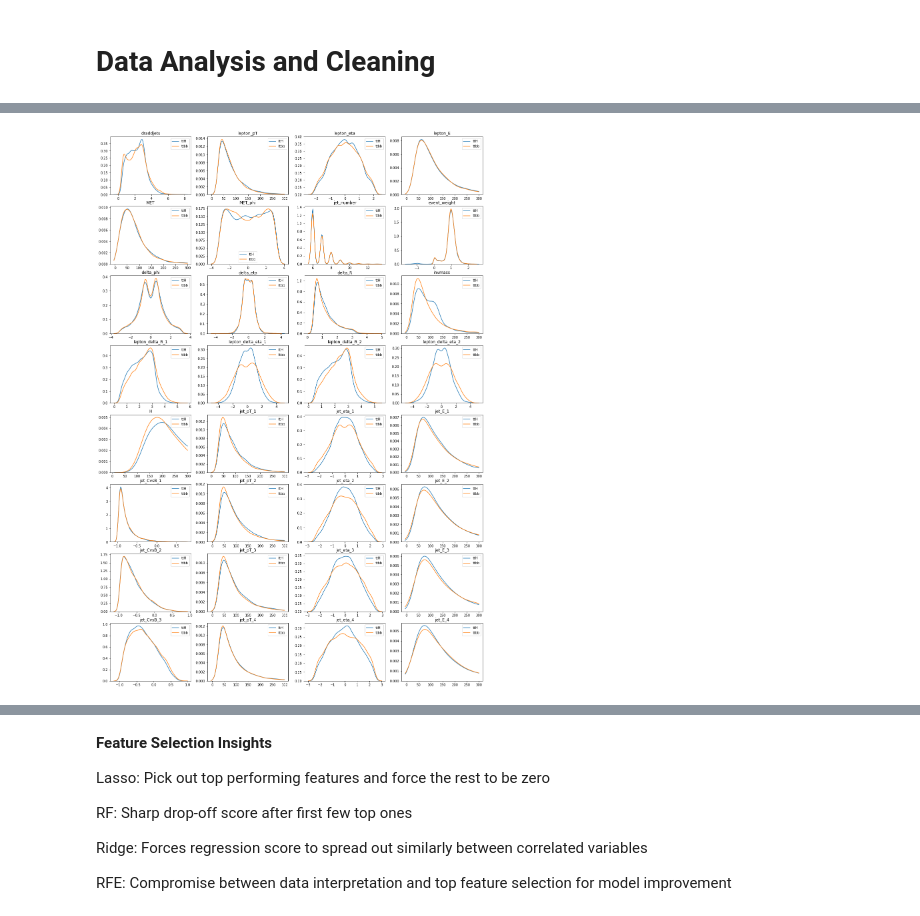
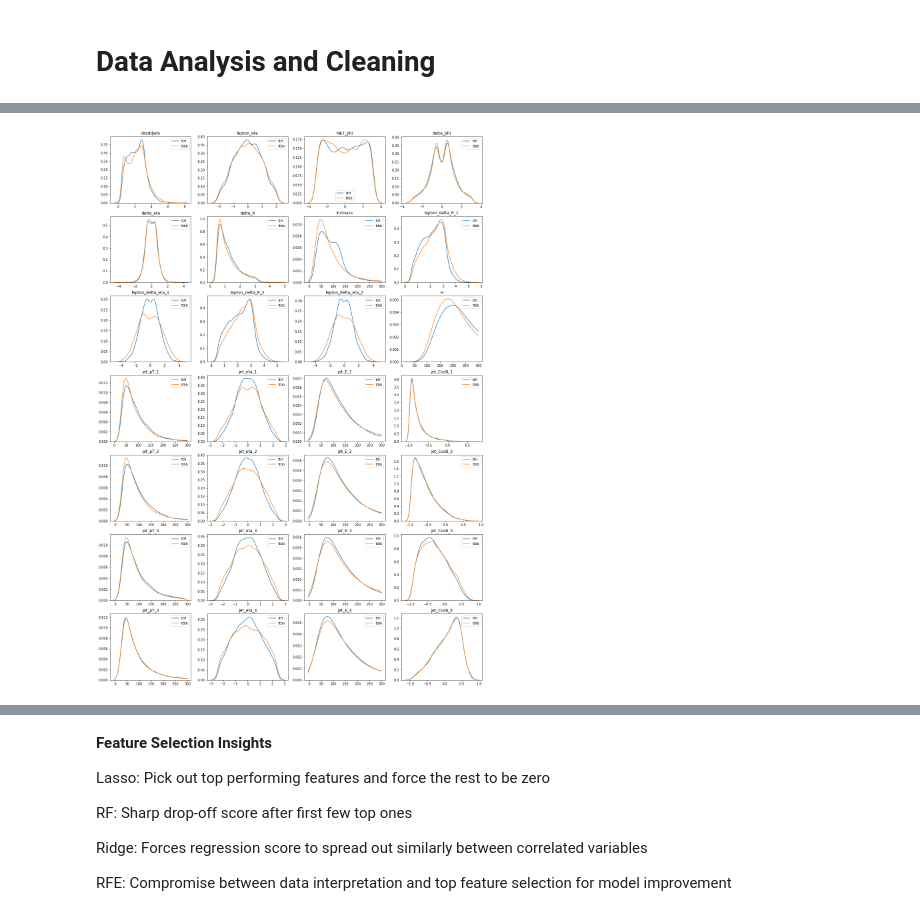
Before and after one commit to kevinyang372/HYU_PH, a Jupyter notebook: Root_explorer.ipynb, the cells around one changed output, grey strips where cells are left out. Cells and saved outputs as stored; diff of their text form; code cells hidden in the pictures.

```diff
--- a/Root_explorer.ipynb
+++ b/Root_explorer.ipynb
@@ -82,6 +82,7 @@ dftree_bg = tree_to_df(tree2)
 # %%
 jet_selection = joblib.load('jet_selection.h5')
 jet_scaler = joblib.load('scaler.save')
+jet_rf = joblib.load('jet_randomforest.h5')
 # %%
 def select_jet(df):
 
@@ -150,7 +151,9 @@ def select_jet(df):
             available_jets.append((t,m))
 
     overall = jet_scaler.transform(overall)
-    result = [k[1] for k in jet_selection.predict(overall)]
+    prediction = jet_selection.predict(overall)
+    prediction_rf = jet_rf.predict(overall)
+    result = [prediction[k][1] * (1 + 0.2 * prediction_rf[k]) for k in range(len(prediction))]
 
     return available_jets[result.index(max(result))]
 # %%
@@ -164,7 +167,7 @@ def process_delta_phi(x):
     return delta_phi
 
 def process(df):
-    columns = ['draddjets','lepton_pT','lepton_eta','lepton_E','MET','MET_phi','jet_number','event_weight','delta_phi','delta_eta','delta_R','invmass','lepton_delta_R_1','lepton_delta_eta_1','lepton_delta_R_2','lepton_delta_eta_2','H']
+    columns = ['draddjets','lepton_eta','MET_phi','delta_phi','delta_eta','delta_R','invmass','lepton_delta_R_1','lepton_delta_eta_1','lepton_delta_R_2','lepton_delta_eta_2','H']
 
     for t in range(1,5):
         for i in ['jet_pT','jet_eta','jet_E','jet_CvsB']:
@@ -183,12 +186,8 @@ def process(df):
                 continue
 
             parts = []
-            for t in ['draddjets','lepton_pT','lepton_eta','lepton_E','MET','MET_phi','jet_number']:
+            for t in ['draddjets','lepton_eta','MET_phi']:
                 parts.append(df[t][i])
-
-            product = df['lepton_SF'][i][0] * df['jet_SF_CSV_30'][i][0] * df['PUWeight'][i][0] * df['genweight'][i]
-
-            parts.append(product)
 
             jet_pair = select_jet(df[i:i+1].reset_index())
 
@@ -526,18 +530,18 @@ sns.lmplot(x='delta_phi', y='delta_eta', data=train_tree_2, fit_reg=False, scatt
 # %%
 fig = plt.figure(figsize=(20,30))
-axes = fig.subplots(nrows=8, ncols=4)
+axes = fig.subplots(nrows=7, ncols=4)
 col = train_tree.columns
 c_num = 0
 
 for ax in axes:
     for row in ax:
         sns.kdeplot(train_tree[col[c_num]], ax=row, label="ttH", clip=(-5,300))
         sns.kdeplot(train_tree_2[col[c_num]], ax=row, label="ttbb", clip=(-5,300))
         row.set_title(col[c_num])
         c_num += 1
         if c_num > len(col) - 1:
             break
 
 fig.savefig('full_figure.png')
 # %% [output]
-[figure, old version]
+[figure, new version]
```
Also changed, not shown: parts of 21 cells of this notebook, 4 other files.
